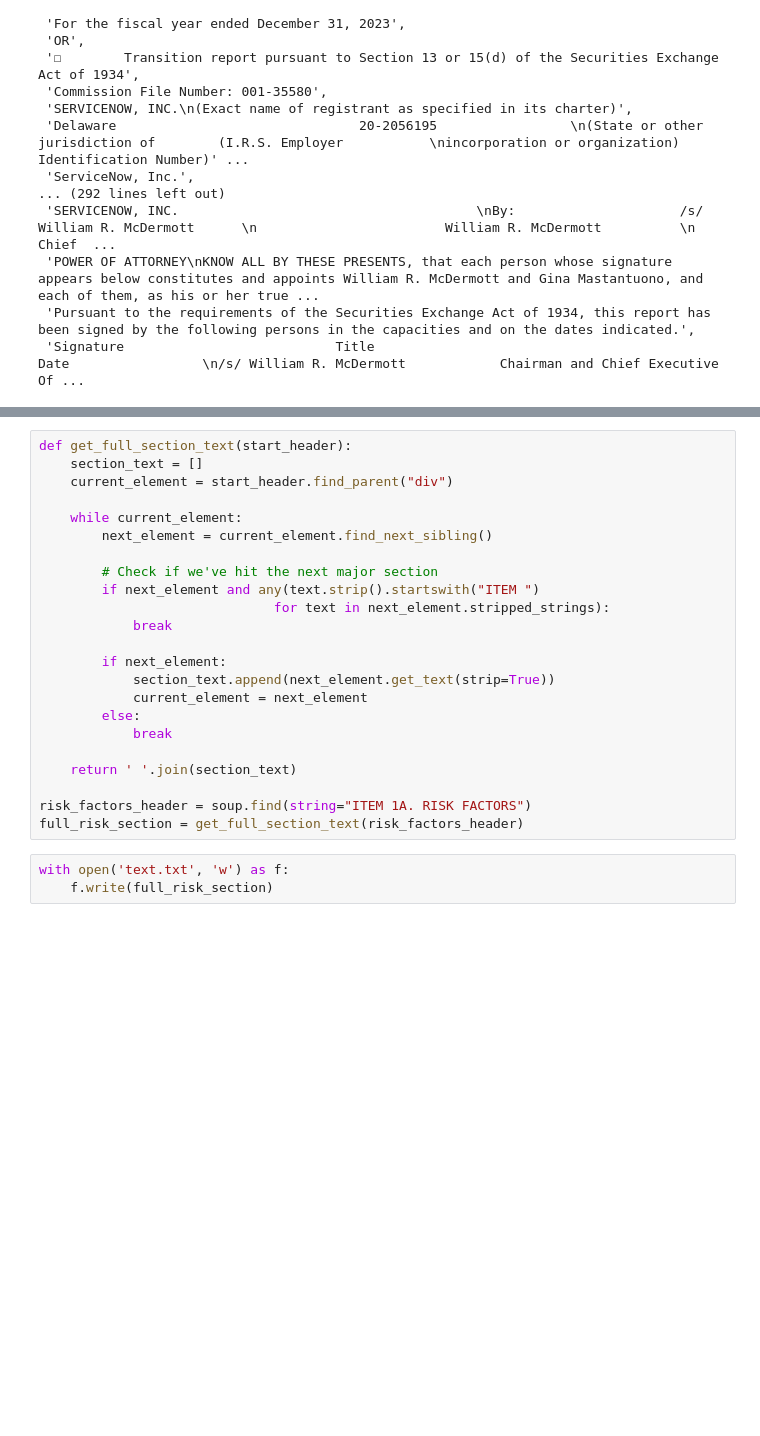
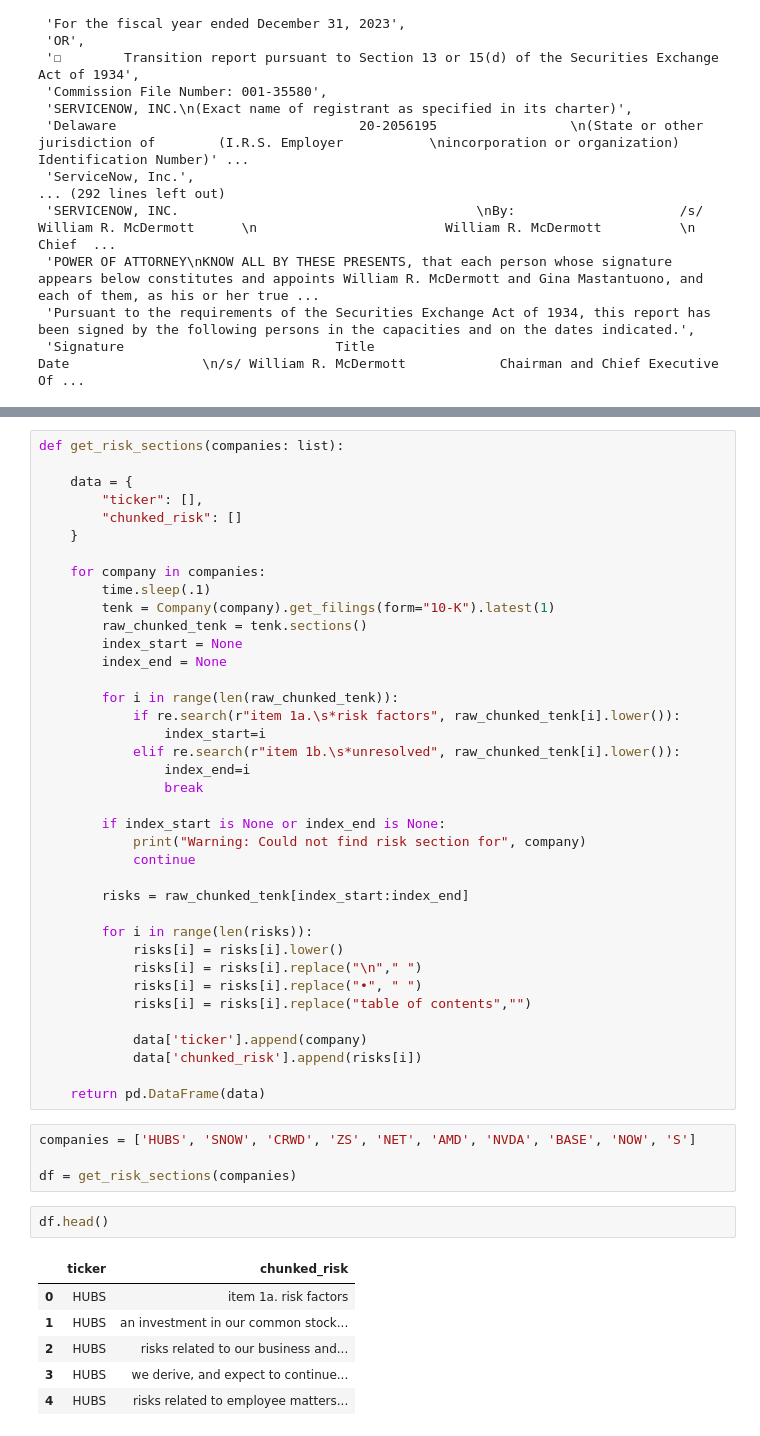
Before and after one commit to neal301/stock_advisor_model, a Jupyter notebook: testing/edgartools_testing.ipynb, the cells around one changed output, grey strips where cells are left out. Cells and saved outputs as stored; diff of their text form; blank space fills up the shorter version.

```diff
--- a/testing/edgartools_testing.ipynb
+++ b/testing/edgartools_testing.ipynb
@@ -139,26 +62,51 @@ next_element.find_next_sibling().get_text()
-# %%
-def get_full_section_text(start_header):
-    section_text = []
-    current_element = start_header.find_parent("div")
-
-    while current_element:
-        next_element = current_element.find_next_sibling()
-
-        # Check if we've hit the next major section
-        if next_element and any(text.strip().startswith("ITEM ")
-                              for text in next_element.stripped_strings):
-            break
-
-        if next_element:
-            section_text.append(next_element.get_text(strip=True))
-            current_element = next_element
-        else:
-            break
-
-    return ' '.join(section_text)
-
-risk_factors_header = soup.find(string="ITEM 1A. RISK FACTORS")
-full_risk_section = get_full_section_text(risk_factors_header)
-# %%
-with open('text.txt', 'w') as f:
-    f.write(full_risk_section)
+# %%
+def get_risk_sections(companies: list):
+
+    data = {
+        "ticker": [],
+        "chunked_risk": []
+    }
+
+    for company in companies:
+        time.sleep(.1)
+        tenk = Company(company).get_filings(form="10-K").latest(1)
+        raw_chunked_tenk = tenk.sections()
+        index_start = None
+        index_end = None
+
+        for i in range(len(raw_chunked_tenk)):
+            if re.search(r"item 1a.\s*risk factors", raw_chunked_tenk[i].lower()):
+                index_start=i
+            elif re.search(r"item 1b.\s*unresolved", raw_chunked_tenk[i].lower()):
+                index_end=i
+                break
+
+        if index_start is None or index_end is None:
+            print("Warning: Could not find risk section for", company)
+            continue
+
+        risks = raw_chunked_tenk[index_start:index_end]
+
+        for i in range(len(risks)):
+            risks[i] = risks[i].lower()
+            risks[i] = risks[i].replace("\n"," ")
+            risks[i] = risks[i].replace("•", " ")
+            risks[i] = risks[i].replace("table of contents","")
+
+            data['ticker'].append(company)
+            data['chunked_risk'].append(risks[i])
+
+    return pd.DataFrame(data)
+# %%
+companies = ['HUBS', 'SNOW', 'CRWD', 'ZS', 'NET', 'AMD', 'NVDA', 'BASE', 'NOW', 'S']
+
+df = get_risk_sections(companies)
+# %%
+df.head()
+# %% [output]
+|  | ticker | chunked_risk |
+| 0 | HUBS | item 1a. risk factors |
+| 1 | HUBS | an investment in our common stock... |
+| 2 | HUBS | risks related to our business and... |
+| 3 | HUBS | we derive, and expect to continue... |
+| 4 | HUBS | risks related to employee matters... |
```
Also changed, not shown: parts of 24 cells of this notebook, 5 other files.
